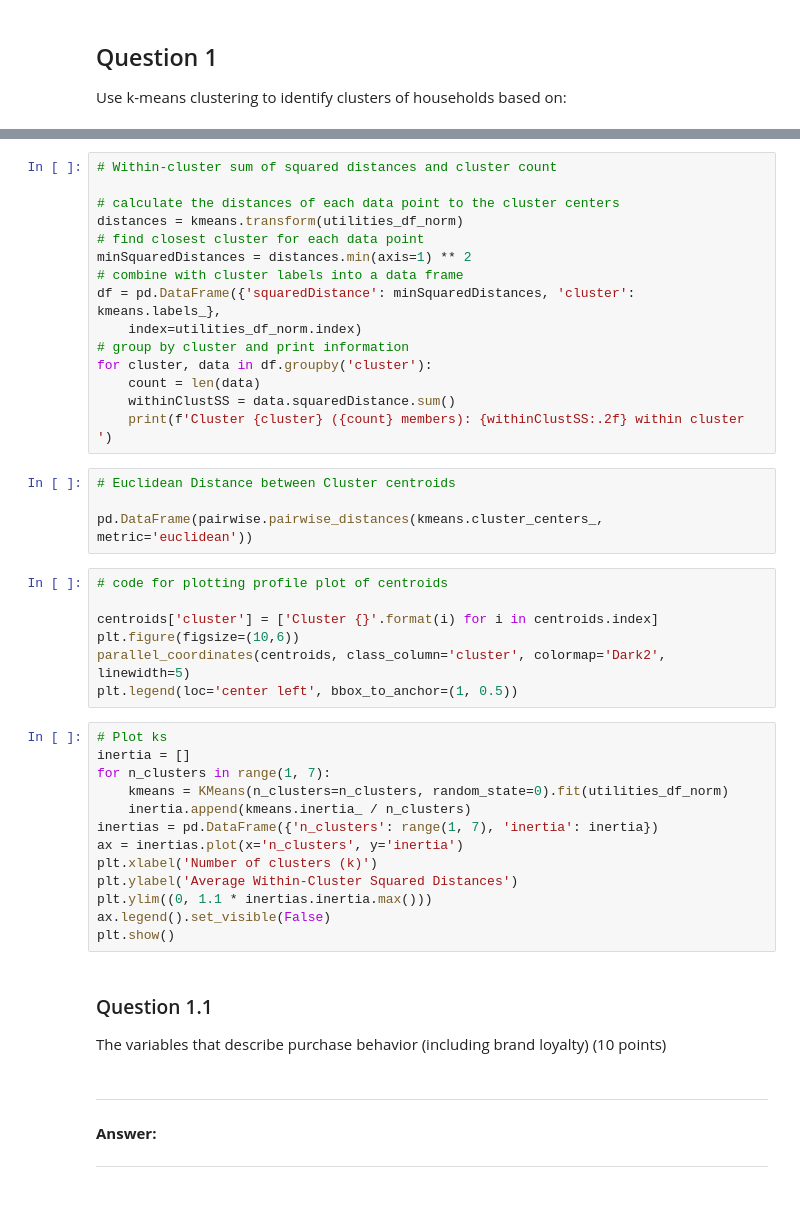
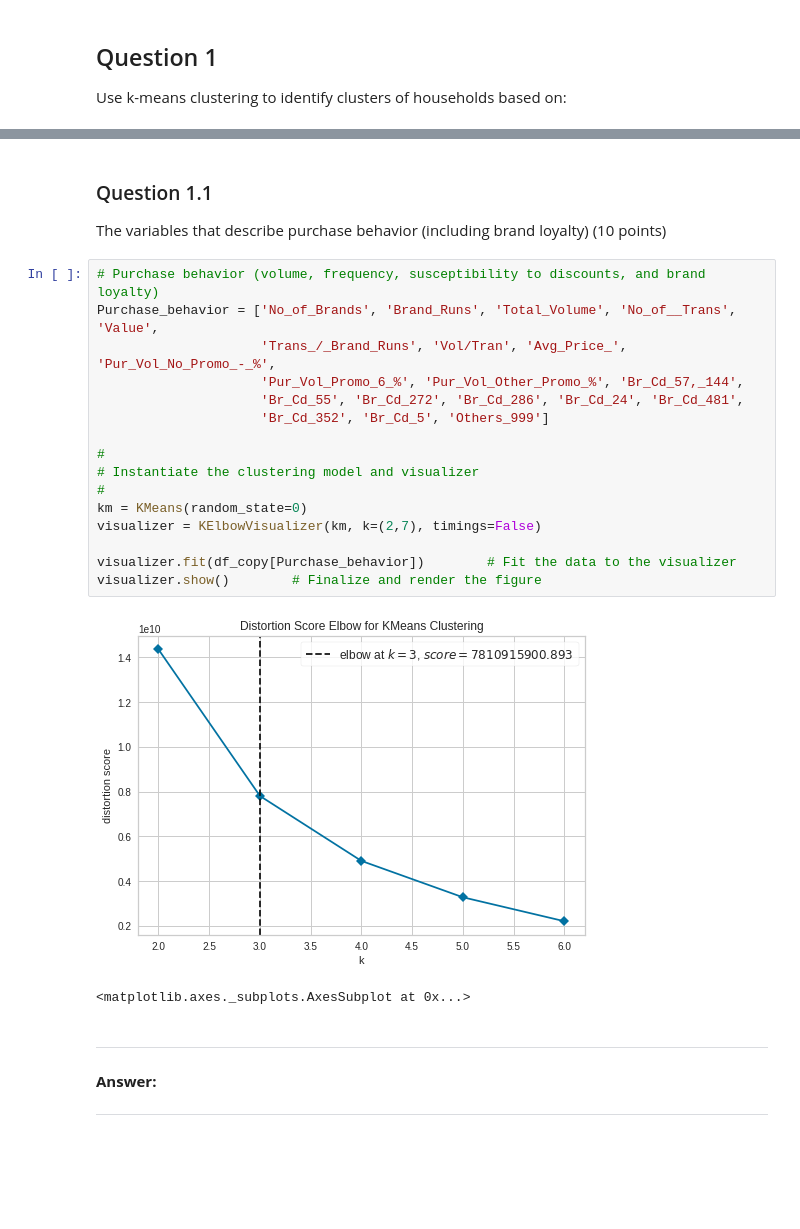
Before and after one commit to zachfreitas/ADS_505_Applied_Data_Sci_for_Business-, a Jupyter notebook: Module_5/Assignment_5/Assignment_5.ipynb, the cells around one changed output, grey strips where cells are left out. Drawn from its saved outputs; the diff is of its cells as text; blank space fills up the shorter version.

```diff
--- a/Module_5/Assignment_5/Assignment_5.ipynb
+++ b/Module_5/Assignment_5/Assignment_5.ipynb
@@ -221,45 +94,25 @@ centroids
-# %%
-# Within-cluster sum of squared distances and cluster count
-
-# calculate the distances of each data point to the cluster centers
-distances = kmeans.transform(utilities_df_norm)
-# find closest cluster for each data point
-minSquaredDistances = distances.min(axis=1) ** 2
-# combine with cluster labels into a data frame
-df = pd.DataFrame({'squaredDistance': minSquaredDistances, 'cluster': kmeans.labels_},
-    index=utilities_df_norm.index)
-# group by cluster and print information
-for cluster, data in df.groupby('cluster'):
-    count = len(data)
-    withinClustSS = data.squaredDistance.sum()
-    print(f'Cluster {cluster} ({count} members): {withinClustSS:.2f} within cluster ')
-# %%
-# Euclidean Distance between Cluster centroids
-
-pd.DataFrame(pairwise.pairwise_distances(kmeans.cluster_centers_, metric='euclidean'))
-# %%
-# code for plotting profile plot of centroids
-
-centroids['cluster'] = ['Cluster {}'.format(i) for i in centroids.index]
-plt.figure(figsize=(10,6))
-parallel_coordinates(centroids, class_column='cluster', colormap='Dark2', linewidth=5)
-plt.legend(loc='center left', bbox_to_anchor=(1, 0.5))
-# %%
-# Plot ks
-inertia = []
-for n_clusters in range(1, 7):
-    kmeans = KMeans(n_clusters=n_clusters, random_state=0).fit(utilities_df_norm)
-    inertia.append(kmeans.inertia_ / n_clusters)
-inertias = pd.DataFrame({'n_clusters': range(1, 7), 'inertia': inertia})
-ax = inertias.plot(x='n_clusters', y='inertia')
-plt.xlabel('Number of clusters (k)')
-plt.ylabel('Average Within-Cluster Squared Distances')
-plt.ylim((0, 1.1 * inertias.inertia.max()))
-ax.legend().set_visible(False)
-plt.show()
 # %% [markdown]
 ### Question 1.1
 The variables that describe purchase behavior (including brand loyalty) (10 points)
+# %%
+# Purchase behavior (volume, frequency, susceptibility to discounts, and brand loyalty)
+Purchase_behavior = ['No_of_Brands', 'Brand_Runs', 'Total_Volume', 'No_of__Trans', 'Value',
+                     'Trans_/_Brand_Runs', 'Vol/Tran', 'Avg_Price_', 'Pur_Vol_No_Promo_-_%',
+                     'Pur_Vol_Promo_6_%', 'Pur_Vol_Other_Promo_%', 'Br_Cd_57,_144',
+                     'Br_Cd_55', 'Br_Cd_272', 'Br_Cd_286', 'Br_Cd_24', 'Br_Cd_481',
+                     'Br_Cd_352', 'Br_Cd_5', 'Others_999']
+
+#
+# Instantiate the clustering model and visualizer
+#
+km = KMeans(random_state=0)
+visualizer = KElbowVisualizer(km, k=(2,7), timings=False)
+
+visualizer.fit(df_copy[Purchase_behavior])        # Fit the data to the visualizer
+visualizer.show()        # Finalize and render the figure
+# %% [output]
+[figure, added]
+<matplotlib.axes._subplots.AxesSubplot at 0x...>
 # %% [markdown]
 ---
 **Answer:**
```
Also changed, not shown: parts of 15 cells of this notebook.
